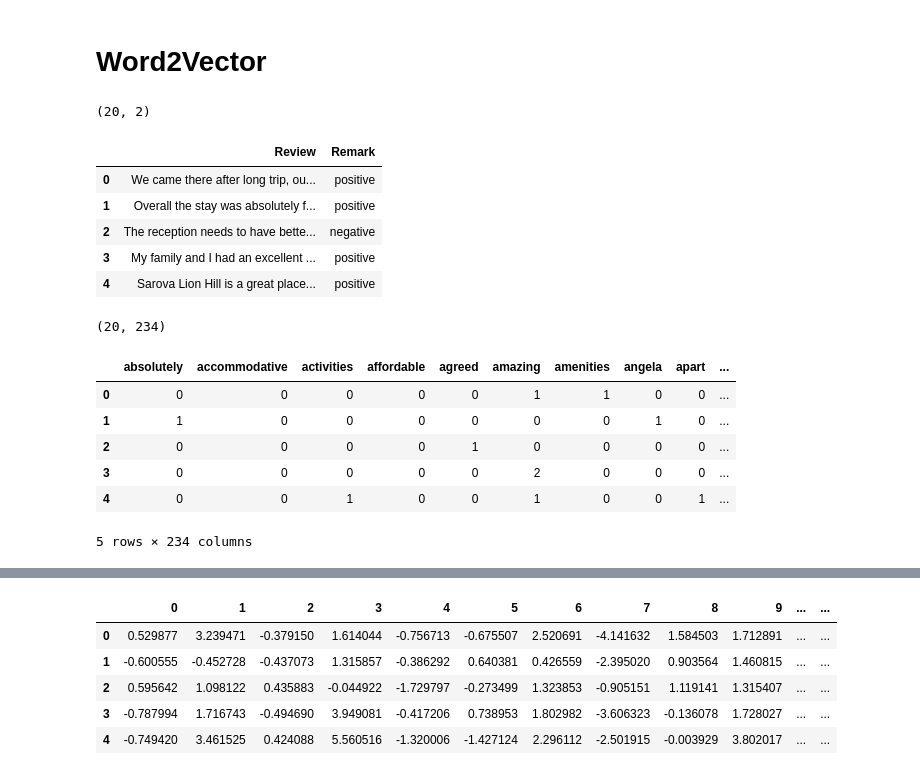
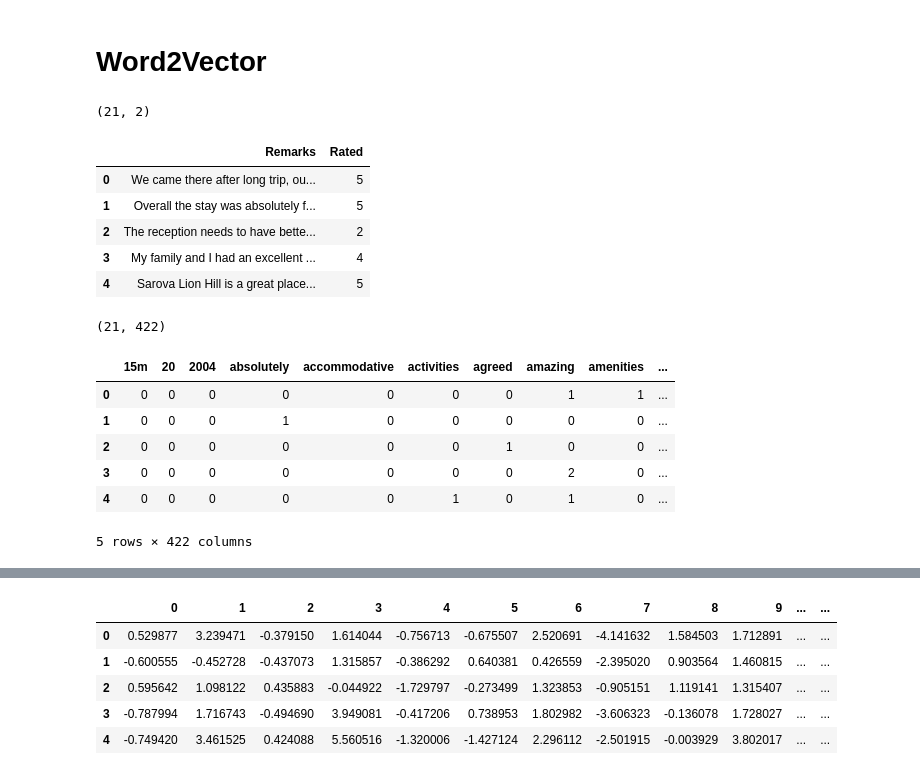
Before and after one commit to Wnjoki/Data-Science-Exercises, a Jupyter notebook: Word2Vectors.ipynb, the cells around one changed output, grey strips where cells are left out. Saved outputs shown, nothing was run; the diff lists cells and outputs as text; code cells hidden in the pictures.

```diff
--- a/Word2Vectors.ipynb
+++ b/Word2Vectors.ipynb
@@ -3,6 +3,7 @@
 # %% [markdown]
 # Word2Vector
 # %%
+from traitlets.traitlets import Integer
 import pandas as pd
 import numpy as np
 import warnings
@@ -16,47 +17,47 @@ ReviewData=pd.read_csv(url)
 print(ReviewData.shape)
 
 # Printing sample rows
-ReviewData = ReviewData.fillna("negative")
+
 ReviewData.head()
 # %% [output]
-(20, 2)
+(21, 2)
-|  | Review | Remark |
-| 0 | We came there after long trip, ou... | positive |
-| 1 | Overall the stay was absolutely f... | positive |
-| 2 | The reception needs to have bette... | negative |
-| 3 | My family and I had an excellent ... | positive |
-| 4 | Sarova Lion Hill is a great place... | positive |
+|  | Remarks | Rated |
+| 0 | We came there after long trip, ou... | 5 |
+| 1 | Overall the stay was absolutely f... | 5 |
+| 2 | The reception needs to have bette... | 2 |
+| 3 | My family and I had an excellent ... | 4 |
+| 4 | Sarova Lion Hill is a great place... | 5 |
 # %%
 #Count Vectorization: converting text data to numeric
 # Count vectorization of text
 from sklearn.feature_extraction.text import CountVectorizer
 
 # Review Data
-corpus = ReviewData['Review'].values
+corpus = ReviewData[' Remarks'].values
 
 # Creating the vectorizer
 vectorizer = CountVectorizer(stop_words='english')
 
 # Converting the text to numeric data
 X = vectorizer.fit_transform(corpus)
 
 
 # Preparing Data frame For machine learning
 # Priority column acts as a target variable and other columns as predictors
 CountVectorizedData=pd.DataFrame(X.toarray(),columns=vectorizer.get_feature_names_out())
 
-CountVectorizedData['Priority']=ReviewData['Remark']
+CountVectorizedData['Priority']=ReviewData['Rated']
 print(CountVectorizedData.shape)
 CountVectorizedData.head()
 # %% [output]
-(20, 234)
+(21, 422)
-|  | absolutely | accommodative | activities | affordable | agreed | amazing | amenities | angela | apart | ... |
-| 0 | 0 | 0 | 0 | 0 | 0 | 1 | 1 | 0 | 0 | ... |
-| 1 | 1 | 0 | 0 | 0 | 0 | 0 | 0 | 1 | 0 | ... |
-| 2 | 0 | 0 | 0 | 0 | 1 | 0 | 0 | 0 | 0 | ... |
-| 3 | 0 | 0 | 0 | 0 | 0 | 2 | 0 | 0 | 0 | ... |
-| 4 | 0 | 0 | 1 | 0 | 0 | 1 | 0 | 0 | 1 | ... |
+|  | 15m | 20 | 2004 | absolutely | accommodative | activities | agreed | amazing | amenities | ... |
+| 0 | 0 | 0 | 0 | 0 | 0 | 0 | 0 | 1 | 1 | ... |
+| 1 | 0 | 0 | 0 | 1 | 0 | 0 | 0 | 0 | 0 | ... |
+| 2 | 0 | 0 | 0 | 0 | 0 | 0 | 1 | 0 | 0 | ... |
+| 3 | 0 | 0 | 0 | 0 | 0 | 0 | 0 | 2 | 0 | ... |
+| 4 | 0 | 0 | 0 | 0 | 0 | 1 | 0 | 1 | 0 | ... |
-5 rows × 234 columns
+5 rows × 422 columns
 # %%
 import gensim.downloader as api
 path = api.load("word2vec-google-news-300", return_path=True)
```
Also changed, not shown: parts of 12 cells of this notebook.
